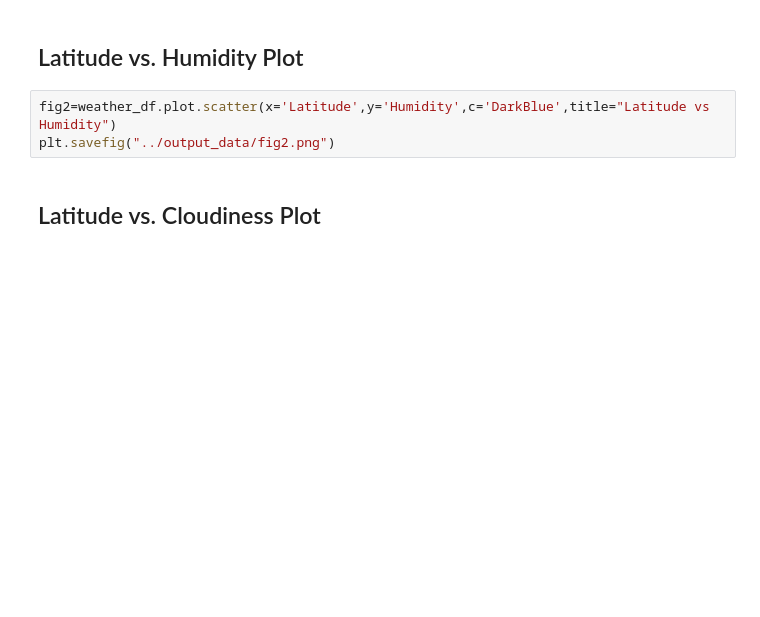
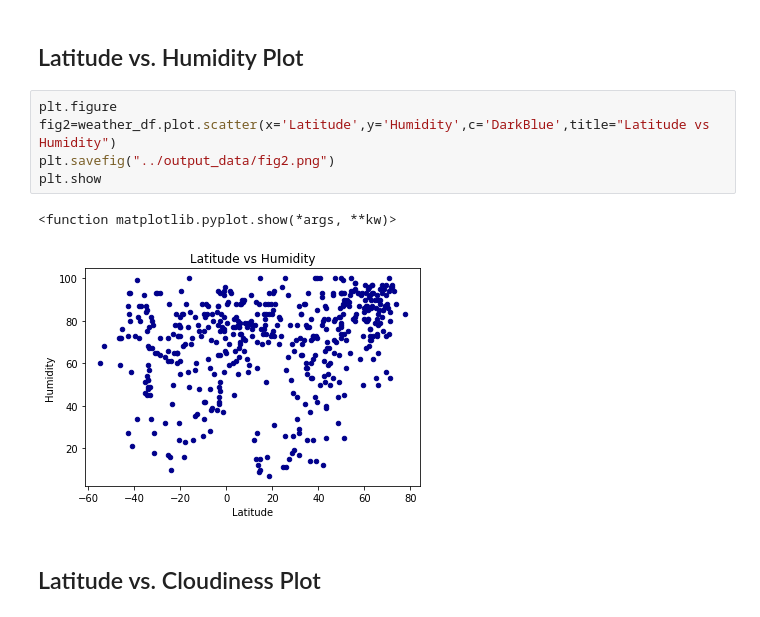
Before and after one commit to walaha2002/python-api-challenge, a Jupyter notebook: WeatherPy/starter_code/WeatherPy.ipynb, the cells around one changed output. Saved outputs shown, nothing was run; the diff lists cells and outputs as text; blank space fills up the shorter version.

```diff
--- a/WeatherPy/starter_code/WeatherPy.ipynb
+++ b/WeatherPy/starter_code/WeatherPy.ipynb
@@ -192,8 +167,13 @@ plt.savefig("../output_data/fig1.png")
 # %% [markdown]
 ## Latitude vs. Humidity Plot
 # %%
+plt.figure
 fig2=weather_df.plot.scatter(x='Latitude',y='Humidity',c='DarkBlue',title="Latitude vs Humidity")
 plt.savefig("../output_data/fig2.png")
+plt.show
+# %% [output]
+<function matplotlib.pyplot.show(*args, **kw)>
+[figure, added]
 # %% [markdown]
 ## Latitude vs. Cloudiness Plot
 # %%
```
Also changed, not shown: parts of 14 cells of this notebook, 5 other files.
